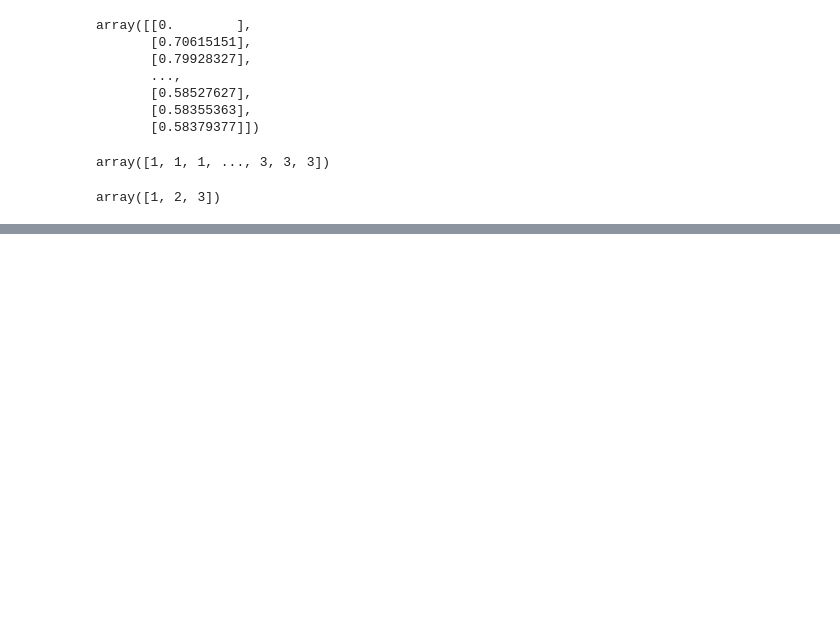
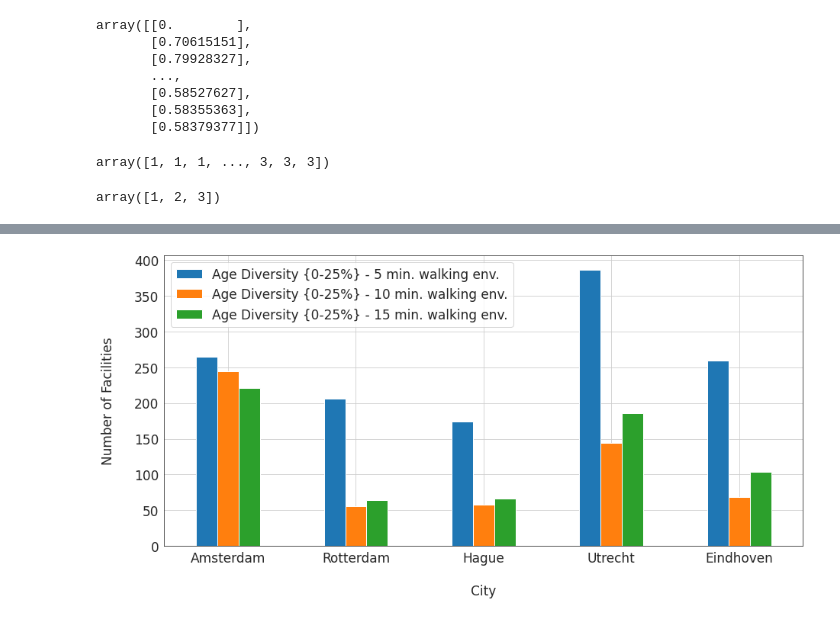
Before and after one commit to MiliasV/coaccessibility, a Jupyter notebook: notebooks/exploration.ipynb, the cells around one changed output, grey strips where cells are left out. Saved outputs shown, nothing was run; the diff lists cells and outputs as text; code cells hidden in the pictures; blank space fills up the shorter version.

Commit message:
experimenting with co-accessible facilities

```diff
--- a/notebooks/exploration.ipynb
+++ b/notebooks/exploration.ipynb
@@ -617,3 +612,21 @@ array([1, 1, 1, ..., 3, 3, 3])
 np.unique(labels)
 # %% [output]
 array([1, 2, 3])
+# %%
+
+from sqlalchemy import create_engine
+import geopandas as gpd
+import pandas as pd
+
+
+
+city = "rotterdam"
+# db initialization
+# store to db
+db_connection_string = 'postgresql://postgres:postgres@localhost/age_segregation'
+engine = create_engine(db_connection_string)
+
+sql = 'SELECT * from ' + city +'.rot_pop_2020_100'
+
+
+gdf = gpd.GeoDataFrame.from_postgis(sql, engine, geom_col='geometry')
@@ -619,0 +704,19 @@ array([1, 2, 3])
+# %%
+font = {'family' : 'normal',
+        'weight' : 'normal',
+        'size'   : 17}
+
+import seaborn as sns
+
+import matplotlib
+sns.set_style("white")
+matplotlib.rc('font', **font)
+plotdata=df_res[['city', 'Age Diversity {0-25%} - 5 min. walking env.',
+                 'Age Diversity {0-25%} - 10 min. walking env.',
+                 'Age Diversity {0-25%} - 15 min. walking env.']]
+plotdata.set_index('city', inplace=True)
+plotdata.plot(kind="bar",xlabel='\nCity', ylabel='Number of Facilities\n', figsize=(15,7), grid=True)# plt.title("Mince Pie Consumption Study")
+plt.xticks(rotation=0)
+plt.show()
+# %% [output]
+[figure, added]
```
Also changed, not shown: parts of 42 cells of this notebook.
